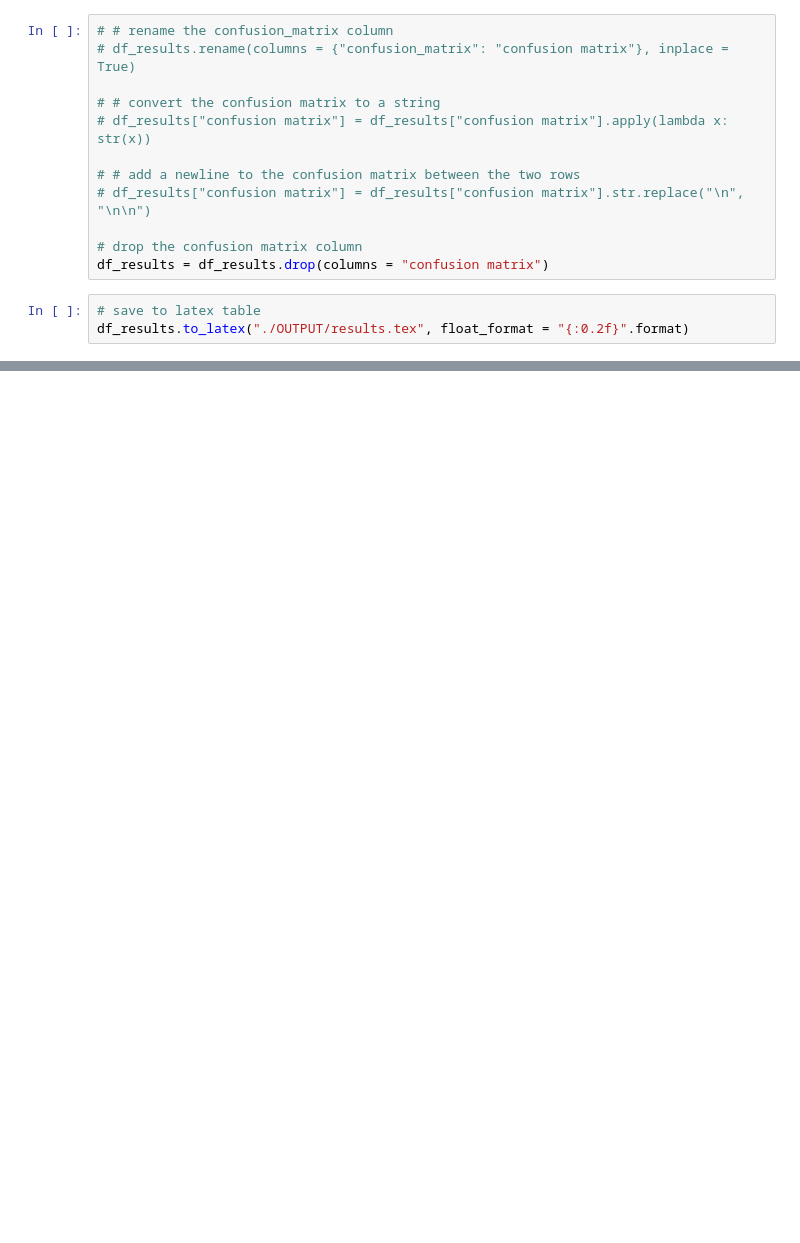
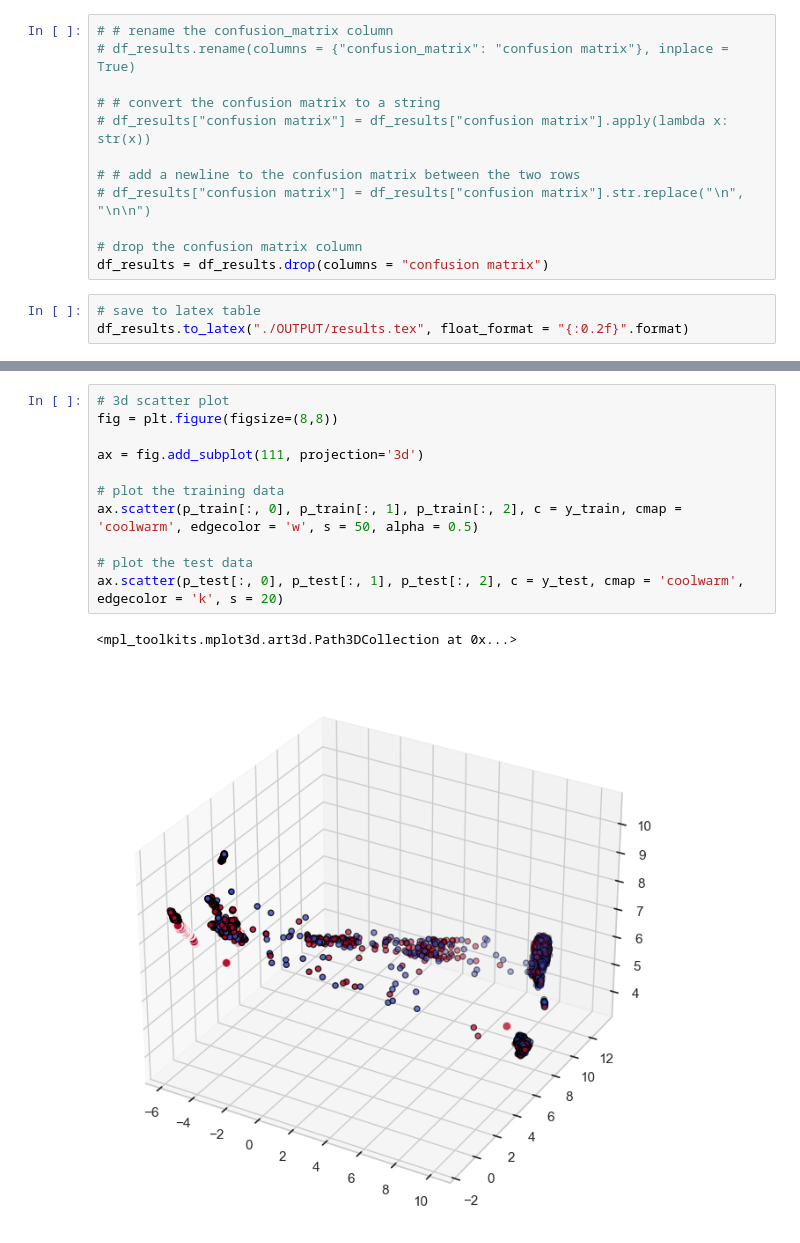
Before and after one commit to davidtweddell/lc_repo, a Jupyter notebook: 04-investigate-predictions.ipynb, the cells around one changed output, grey strips where cells are left out. Saved outputs shown, nothing was run; the diff lists cells and outputs as text; blank space fills up the shorter version.

```diff
--- a/04-investigate-predictions.ipynb
+++ b/04-investigate-predictions.ipynb
@@ -1322,3 +1404,17 @@ p_train, p_test, train_labels, test_labels, test_probs, clusterer = reduce_and_r
+# %%
+# 3d scatter plot
+fig = plt.figure(figsize=(8,8))
+
+ax = fig.add_subplot(111, projection='3d')
+
+# plot the training data
+ax.scatter(p_train[:, 0], p_train[:, 1], p_train[:, 2], c = y_train, cmap = 'coolwarm', edgecolor = 'w', s = 50, alpha = 0.5)
+
+# plot the test data
+ax.scatter(p_test[:, 0], p_test[:, 1], p_test[:, 2], c = y_test, cmap = 'coolwarm', edgecolor = 'k', s = 20)
+# %% [output]
+<mpl_toolkits.mplot3d.art3d.Path3DCollection at 0x...>
+[figure, added]
 # %%
 print(X_train.shape, X_test.shape)
 # %% [output]
```
Also changed, not shown: parts of 17 cells of this notebook, 1 other file.
